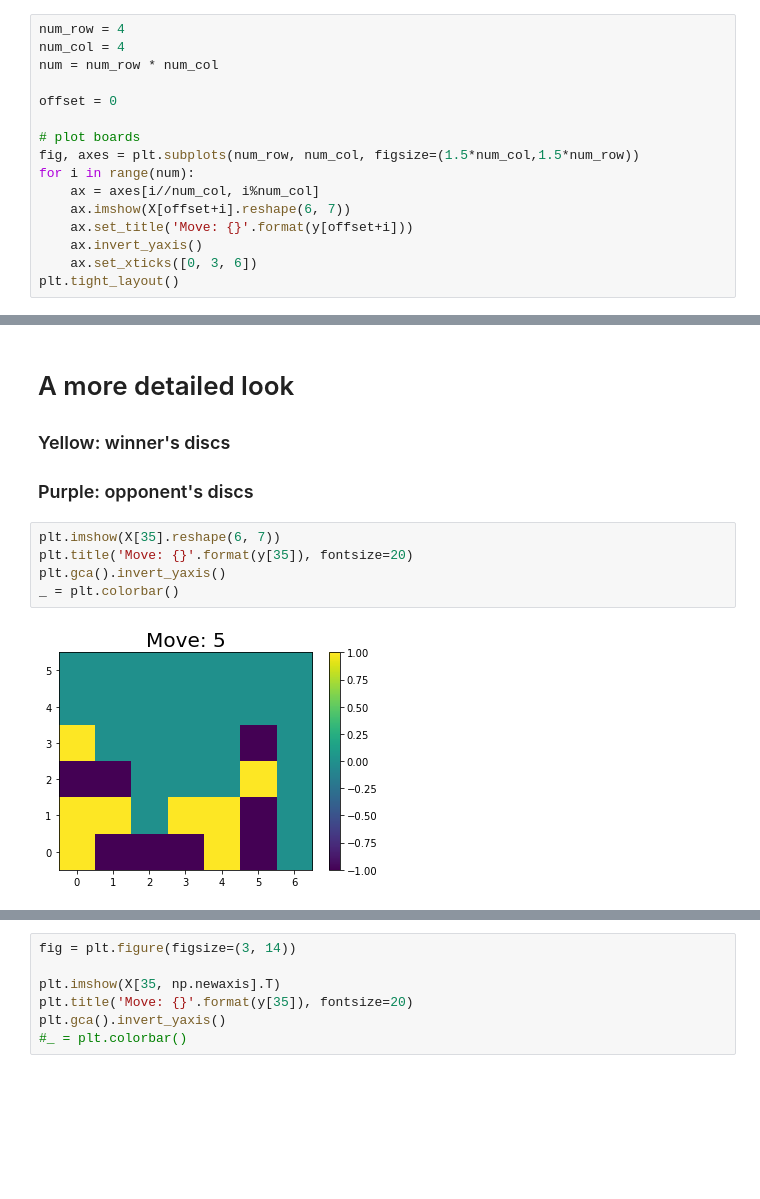
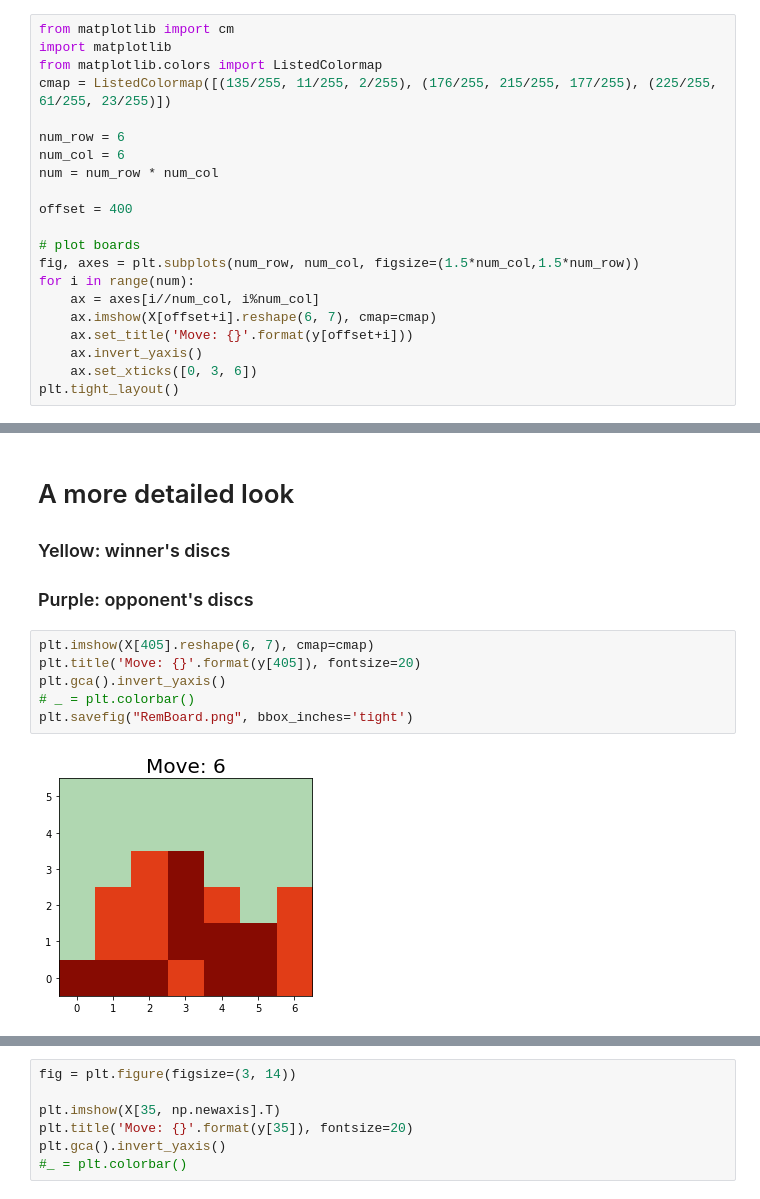
Before and after one commit to nicokestel/Connect4, a Jupyter notebook: agents/agent_mlp/mlp_training/MLP_agent_training.ipynb, the cells around one changed output, grey strips where cells are left out. Drawn from its saved outputs; the diff is of its cells as text; blank space fills up the shorter version.

```diff
--- a/agents/agent_mlp/mlp_training/MLP_agent_training.ipynb
+++ b/agents/agent_mlp/mlp_training/MLP_agent_training.ipynb
@@ -14,17 +14,22 @@ import numpy as np
 # %% [markdown]
 # Plot some samples to get a first look at our data
 # %%
-num_row = 4
-num_col = 4
+from matplotlib import cm
+import matplotlib
+from matplotlib.colors import ListedColormap
+cmap = ListedColormap([(135/255, 11/255, 2/255), (176/255, 215/255, 177/255), (225/255, 61/255, 23/255)])
+
+num_row = 6
+num_col = 6
 num = num_row * num_col
 
-offset = 0
+offset = 400
 
 # plot boards
 fig, axes = plt.subplots(num_row, num_col, figsize=(1.5*num_col,1.5*num_row))
 for i in range(num):
     ax = axes[i//num_col, i%num_col]
-    ax.imshow(X[offset+i].reshape(6, 7))
+    ax.imshow(X[offset+i].reshape(6, 7), cmap=cmap)
     ax.set_title('Move: {}'.format(y[offset+i]))
     ax.invert_yaxis()
     ax.set_xticks([0, 3, 6])
@@ -36,9 +41,10 @@ plt.tight_layout()
 ### Yellow: winner's discs
 ### Purple: opponent's discs
 # %%
-plt.imshow(X[35].reshape(6, 7))
-plt.title('Move: {}'.format(y[35]), fontsize=20)
+plt.imshow(X[405].reshape(6, 7), cmap=cmap)
+plt.title('Move: {}'.format(y[405]), fontsize=20)
 plt.gca().invert_yaxis()
-_ = plt.colorbar()
+# _ = plt.colorbar()
+plt.savefig("RemBoard.png", bbox_inches='tight')
 # %% [output]
-[figure, old version]
+[figure, new version]
```
Also changed, not shown: parts of 8 cells of this notebook.
